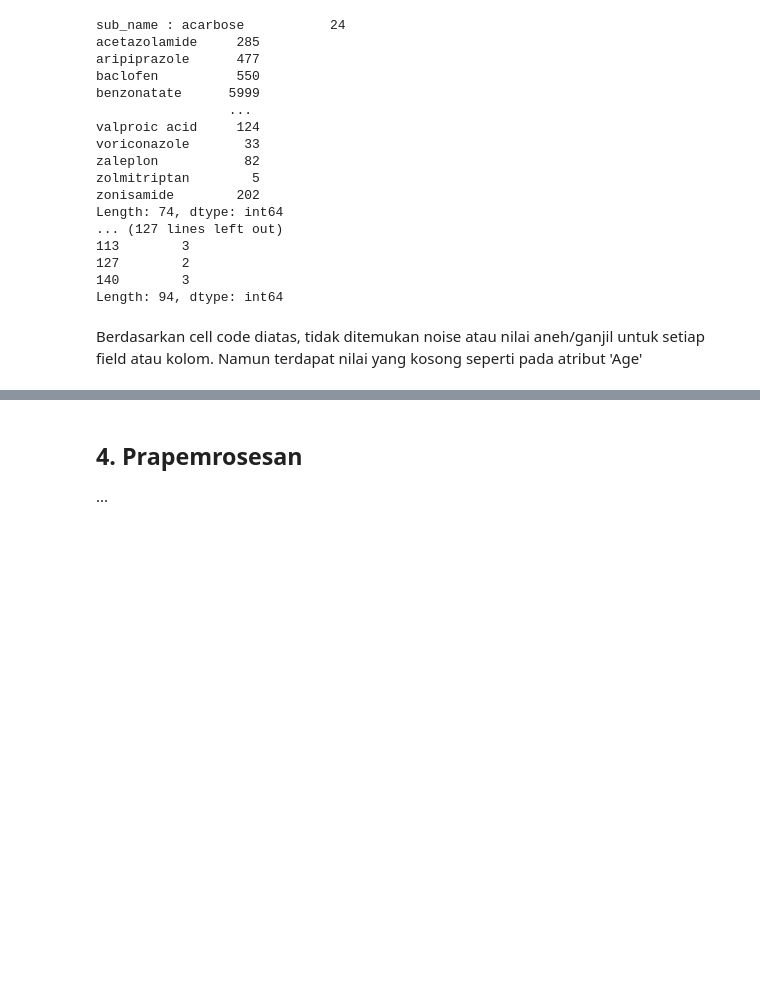
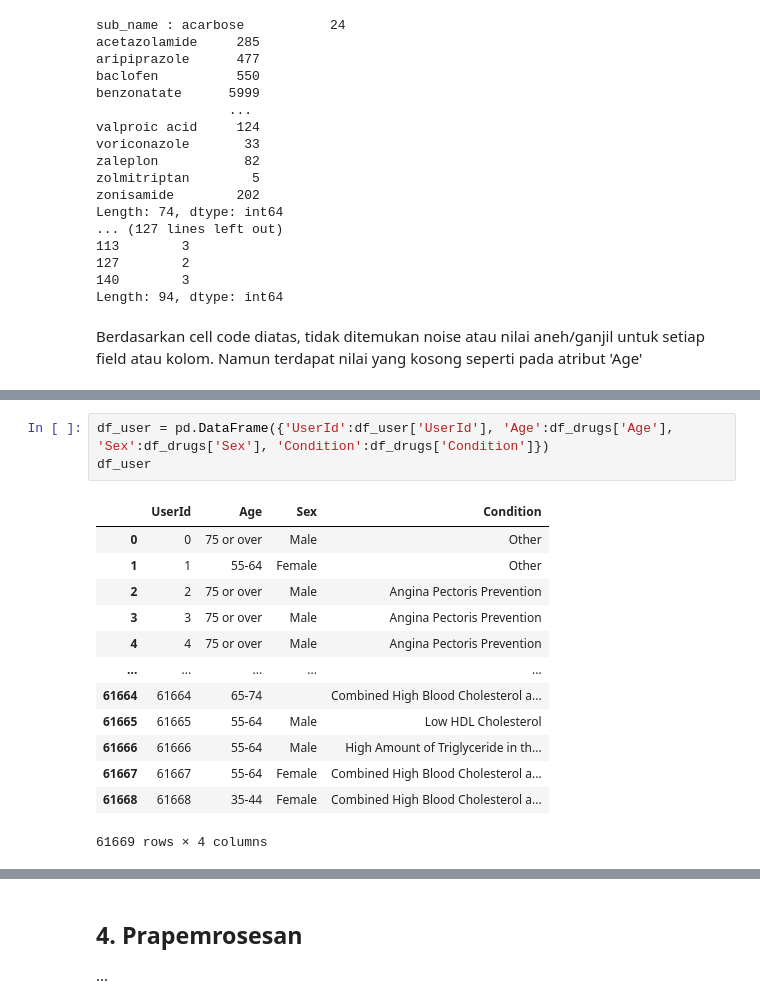
Before and after one commit to exemuel/weighted-hybrid-med-recsys, a Jupyter notebook: recommendation.ipynb, the cells around one changed output, grey strips where cells are left out. Cells and saved outputs as stored; diff of their text form; blank space fills up the shorter version.

```diff
--- a/recommendation.ipynb
+++ b/recommendation.ipynb
@@ -215,0 +262,17 @@ Berdasarkan cell code diatas, tidak ditemukan noise atau nilai aneh/ganjil untuk
+# %%
+df_user = pd.DataFrame({'UserId':df_user['UserId'], 'Age':df_drugs['Age'], 'Sex':df_drugs['Sex'], 'Condition':df_drugs['Condition']})
+df_user
+# %% [output]
+|  | UserId | Age | Sex | Condition |
+| 0 | 0 | 75 or over | Male | Other |
+| 1 | 1 | 55-64 | Female | Other |
+| 2 | 2 | 75 or over | Male | Angina Pectoris Prevention |
+| 3 | 3 | 75 or over | Male | Angina Pectoris Prevention |
+| 4 | 4 | 75 or over | Male | Angina Pectoris Prevention |
+| ... | ... | ... | ... | ... |
+| 61664 | 61664 | 65-74 |  | Combined High Blood Cholesterol a... |
+| 61665 | 61665 | 55-64 | Male | Low HDL Cholesterol |
+| 61666 | 61666 | 55-64 | Male | High Amount of Triglyceride in th... |
+| 61667 | 61667 | 55-64 | Female | Combined High Blood Cholesterol a... |
+| 61668 | 61668 | 35-44 | Female | Combined High Blood Cholesterol a... |
+61669 rows × 4 columns
```
Also changed, not shown: parts of 22 cells of this notebook.
